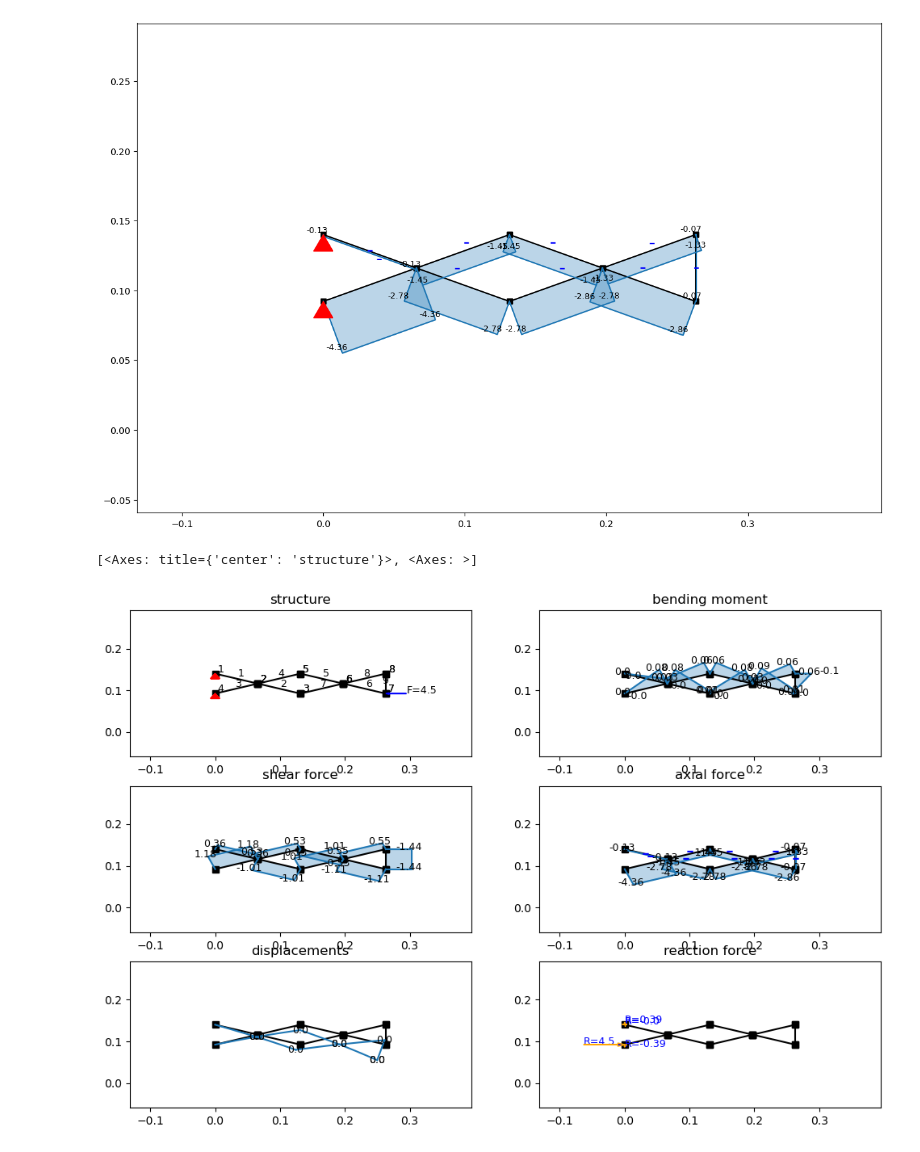
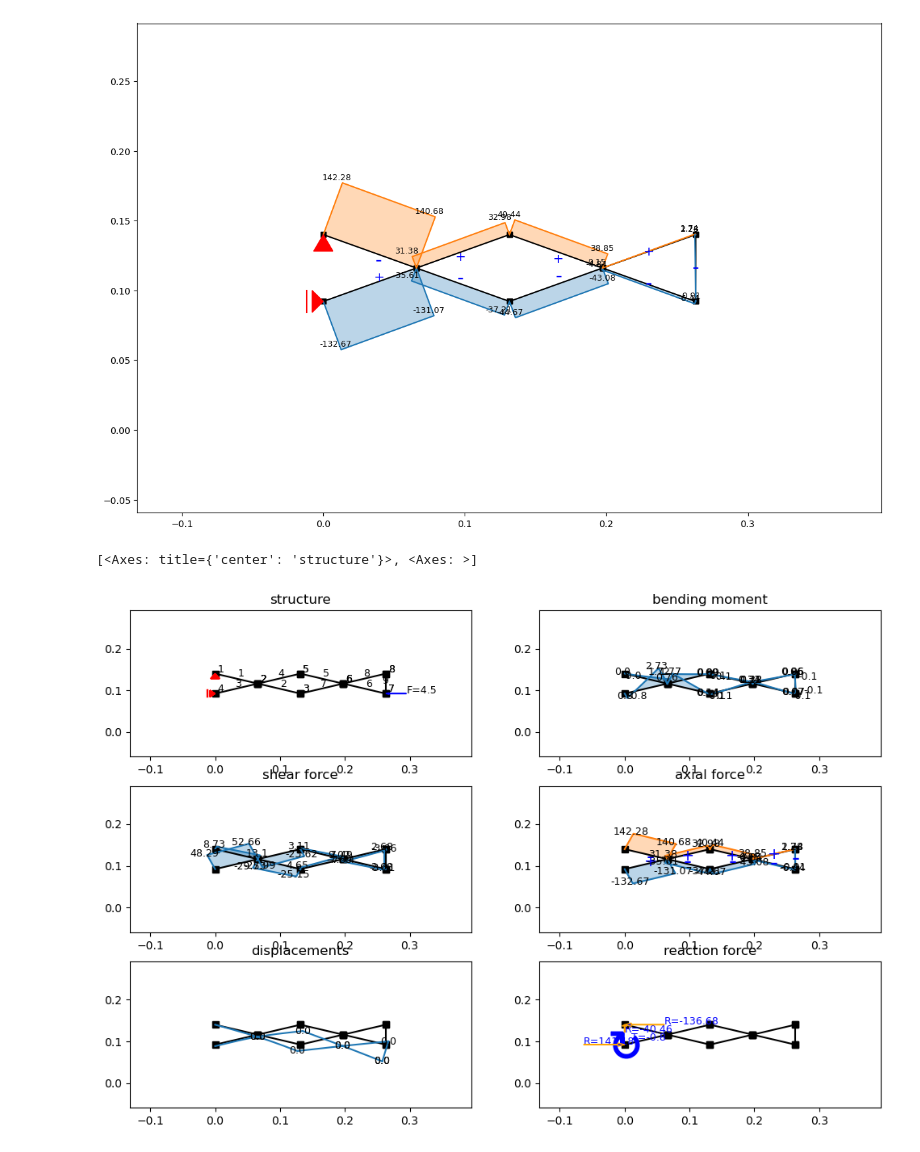
Before and after one commit to JonathanS1212/MECH390, a Jupyter notebook: Statics/Estonia.ipynb, the cells around one changed output. Cells and saved outputs as stored; diff of their text form; code cells hidden in the pictures.

```diff
--- a/Statics/Estonia.ipynb
+++ b/Statics/Estonia.ipynb
@@ -130,7 +132,7 @@ def truss_forces (theta_deg,L,A_cs,E_al,Px,load_at):
     id_A = ss.find_node_id(coords['A'])
 
     ss.add_support_hinged(node_id=id_H) # Add hinged support at H
-    ss.add_support_hinged(node_id=id_A) # Add roller support at A (direction = 1 means horizontal)
+    ss.add_support_roll(node_id=id_A,direction="y",angle=270,rotate=False)
 
     ss.point_load(node_id=7,Fx=Px)
     # id_load = ss.find_node_id(coords[load_at])
@@ -148,34 +150,34 @@ def truss_forces (theta_deg,L,A_cs,E_al,Px,load_at):
 
     print("-" * 35)
     print(f"{'Element':<10} | {'Force (N)':<12} | {'Type'}")
     print("-" * 35)
 
     for i, f in enumerate(axial_forces):
         el_id = i + 1
         # Check the sign to determine Tension vs Compression
         if f > 0.001:
             state = "TENSION (+)"
         elif f < -0.001:
             state = "COMPRESSION (-)"
         else:
             state = "ZERO"
 
         print(f"{el_id:<10} | {f:<12.2f} | {state}")
 
     # 2. Correctly identify the Extremes
     max_tens = np.max(axial_forces)
     max_comp = np.min(axial_forces)
 
     # print("-" * 35)
     # print(f"CRITICAL TENSION:     {max_tens:.2f} N (Element {np.argmax(axial_forces)+1})")
     # print(f"CRITICAL COMPRESSION: {max_comp:.2f} N (Element {np.argmin(axial_forces)+1})")
     print(ss.get_element_results(element_id=4)['N'])
 
     return ss
 
 # Run and Show
-system = truss_forces(20, 0.140, A_cs, E_al,-4.5,'D')
+system = truss_forces(20, 0.140, 0.02513, E_al,-4.5,'D')
 # %% [output]
-[figure, old version]
+[figure, new version]
 [<Axes: title={'center': 'structure'}>, <Axes: >]
-[figure, old version]
+[figure, new version]
```
Also changed, not shown: parts of 2 cells of this notebook, 14 other files.
